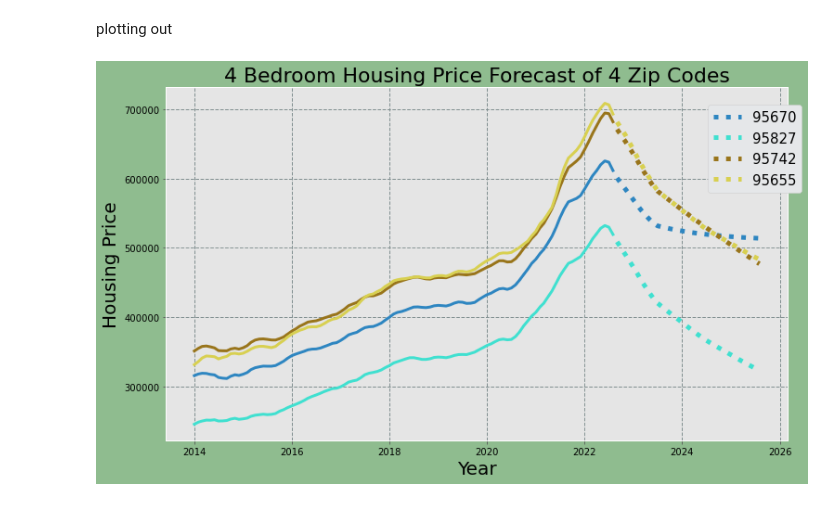
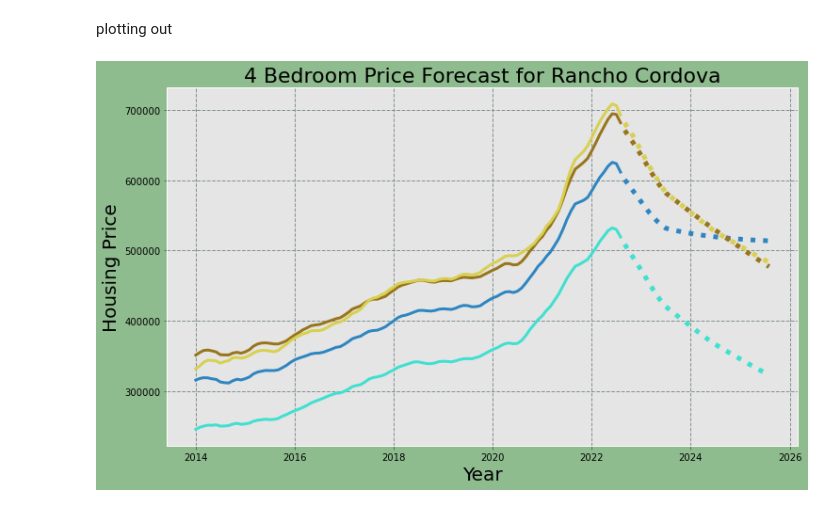
Before and after one commit to SringayKeno/forecasting-home-prices-sacramento-county, a Jupyter notebook: forecast/forecast_rancho_four_bedroom.ipynb, the cells around one changed output. Cells and saved outputs as stored; diff of their text form; code cells hidden in the pictures.

Commit message:
adding new visuals for rancho three and four bedroom

```diff
--- a/forecast/forecast_rancho_four_bedroom.ipynb
+++ b/forecast/forecast_rancho_four_bedroom.ipynb
@@ -188,26 +188,26 @@ plotting out
 # %%
 fig = plt.figure(figsize = (12, 7),facecolor='darkseagreen')
 
 plt.plot(subset[select_zipcode[0]].loc['2014-01-01':], lw = 3, color = '#2E86C1')
 plt.plot(subset[select_zipcode[1]].loc['2014-01-01':], lw = 3, color = '#40E0D0')
 plt.plot(subset[select_zipcode[2]].loc['2014-01-01':], lw = 3, color = '#99751b')
 plt.plot(subset[select_zipcode[3]].loc['2014-01-01':], lw = 3, color = '#D8D051')
 #plt.plot(subset[select_zipcode[4]].loc['2014-01-01':], lw = 3, color = '#A569BD')
 
 plt.plot(pred1.index, price1, ls = 'dotted', lw = 5, color = '#2E86C1', label = select_zipcode[0])
 plt.plot(pred2.index, price2, ls = 'dotted', lw = 5, color = '#40E0D0', label = select_zipcode[1])
 plt.plot(pred3.index, price3, ls = 'dotted', lw = 5, color = '#99751b', label = select_zipcode[2])
 plt.plot(pred4.index, price4, ls = 'dotted', lw = 5, color = '#D8D051', label = select_zipcode[3])
 #plt.plot(pred5.index, price5, ls = 'dotted', lw = 5, color = '#A569BD', label = select_zipcode[4])
 
 plt.xlabel('Year', color = 'black', fontsize=20)
 plt.ylabel('Housing Price',color='black', fontsize=20)
-plt.title('4 Bedroom Housing Price Forecast of 4 Zip Codes', fontsize = 22)
-plt.legend(bbox_to_anchor = (.86,.97), fontsize = 15,facecolor='#E5E7E9' , framealpha=1)
+plt.title('4 Bedroom Price Forecast for Rancho Cordova', fontsize = 22)
+#plt.legend(bbox_to_anchor = (.86,.97), fontsize = 15,facecolor='#E5E7E9' , framealpha=1)
 plt.xticks(color = 'black')
 plt.yticks(color = 'black')
 
 plt.grid(linestyle='--', linewidth = '1',color='#839192')
 plt.show()
 # %% [output]
-[figure, old version]
+[figure, new version]
```
Also changed, not shown: parts of 1 cell of this notebook.
